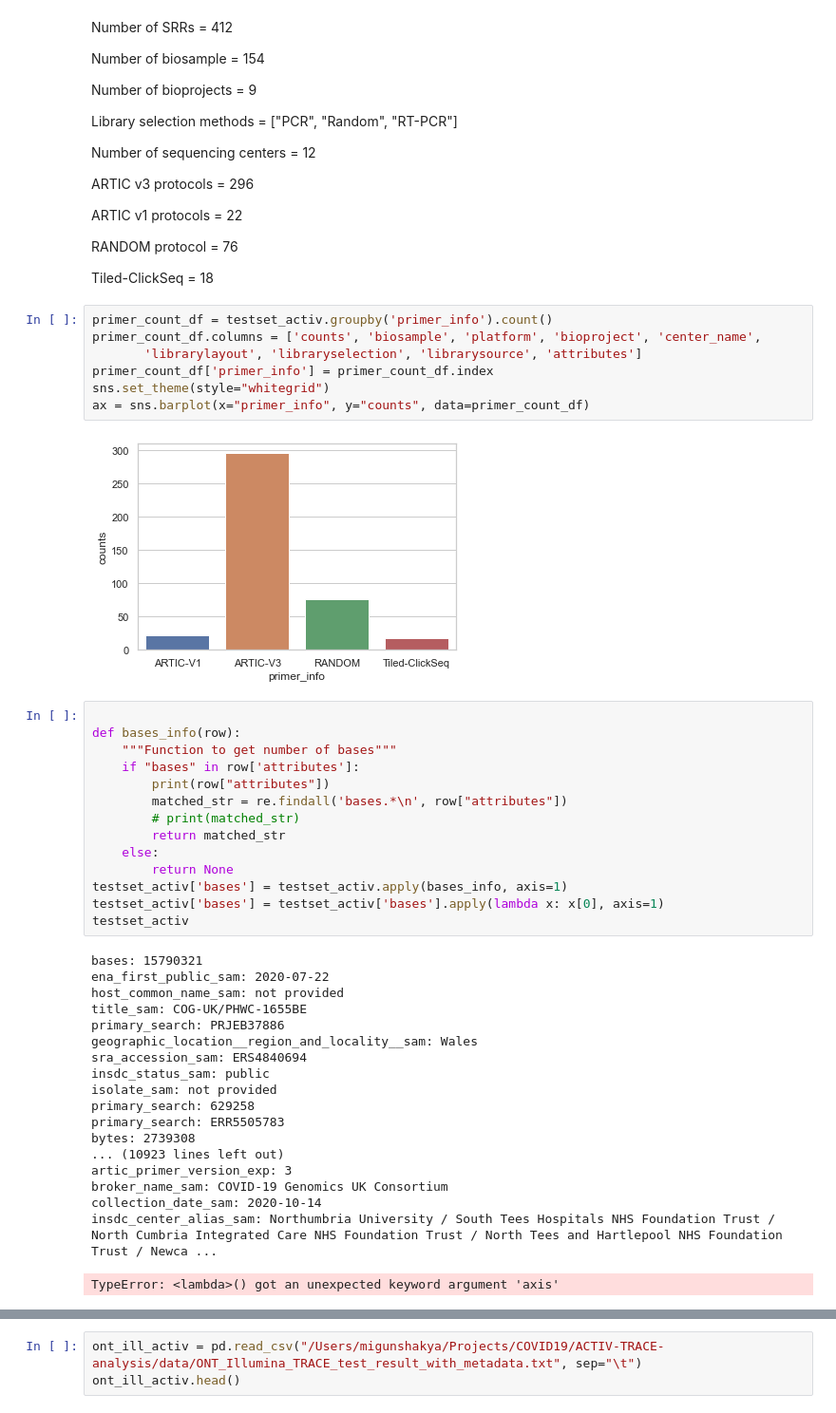
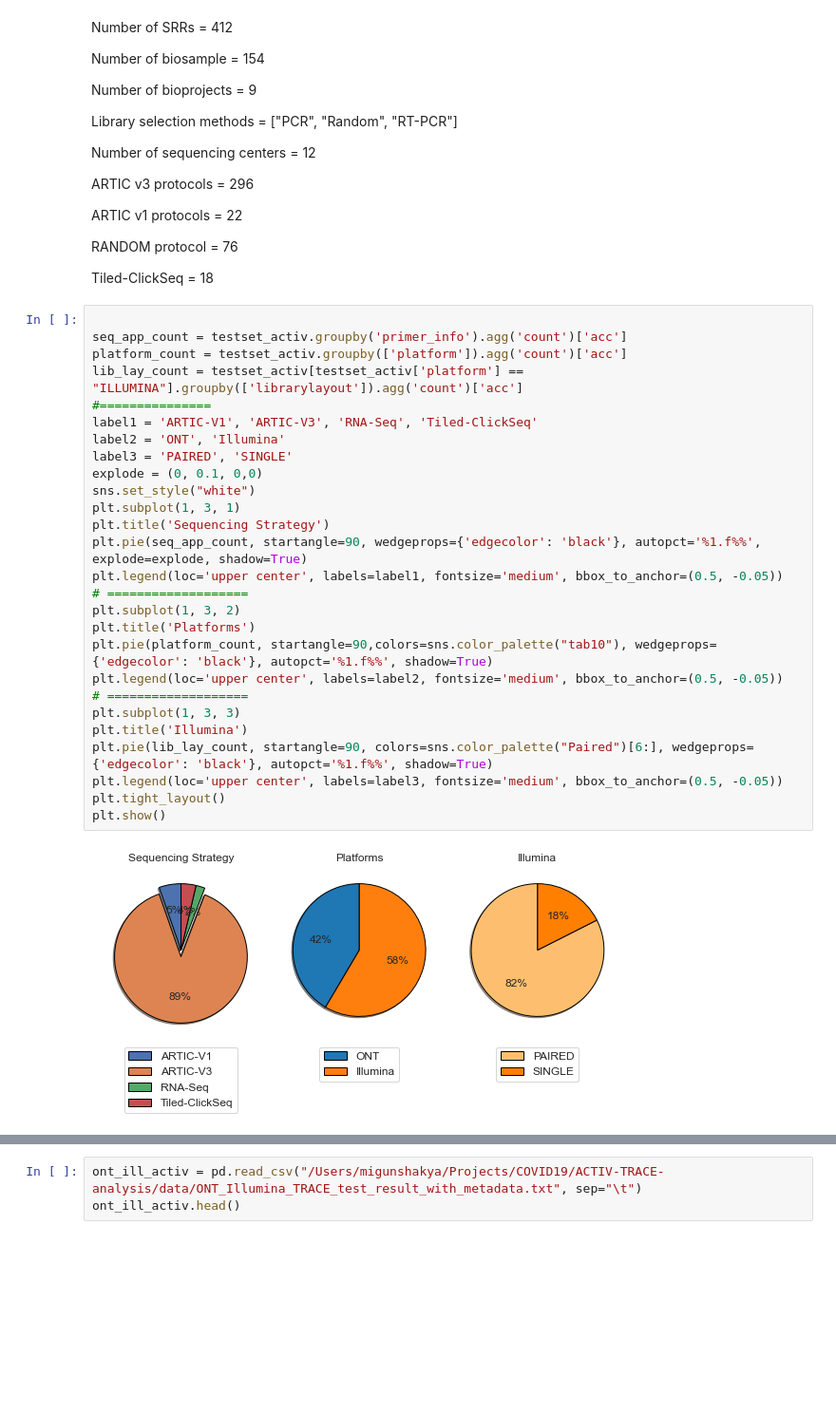
Before and after one commit to elais/ACTIV-TRACE-analysis, a Jupyter notebook: results/contingency_analyses/lanl_sim_anallyses.ipynb, the cells around one changed output, grey strips where cells are left out. Shown at 95% size. Saved outputs shown, nothing was run; the diff lists cells and outputs as text; blank space fills up the shorter version.

```diff
--- a/results/contingency_analyses/lanl_sim_anallyses.ipynb
+++ b/results/contingency_analyses/lanl_sim_anallyses.ipynb
@@ -62,45 +76,32 @@ ARTIC v1 protocols = 22
 RANDOM protocol = 76
 
 Tiled-ClickSeq = 18
-# %%
-primer_count_df = testset_activ.groupby('primer_info').count()
-primer_count_df.columns = ['counts', 'biosample', 'platform', 'bioproject', 'center_name',
-       'librarylayout', 'libraryselection', 'librarysource', 'attributes']
-primer_count_df['primer_info'] = primer_count_df.index
-sns.set_theme(style="whitegrid")
-ax = sns.barplot(x="primer_info", y="counts", data=primer_count_df)
-# %% [output]
-[figure, removed]
-# %%
-
-def bases_info(row):
-    """Function to get number of bases"""
-    if "bases" in row['attributes']:
-        print(row["attributes"])
-        matched_str = re.findall('bases.*\n', row["attributes"])
-        # print(matched_str)
-        return matched_str
-    else:
-        return None
-testset_activ['bases'] = testset_activ.apply(bases_info, axis=1)
-testset_activ['bases'] = testset_activ['bases'].apply(lambda x: x[0], axis=1)
-testset_activ
-# %% [output]
-bases: 15790321
-ena_first_public_sam: 2020-07-22
-host_common_name_sam: not provided
-title_sam: COG-UK/PHWC-1655BE
-primary_search: PRJEB37886
-geographic_location__region_and_locality__sam: Wales
-sra_accession_sam: ERS4840694
-insdc_status_sam: public
-isolate_sam: not provided
-primary_search: 629258
-primary_search: ERR5505783
-bytes: 2739308
-... (10923 lines left out)
-artic_primer_version_exp: 3
-broker_name_sam: COVID-19 Genomics UK Consortium
-collection_date_sam: 2020-10-14
-insdc_center_alias_sam: Northumbria University / South Tees Hospitals NHS Foundation Trust / North Cumbria Integrated Care NHS Foundation Trust / North Tees and Hartlepool NHS Foundation Trust / Newca ...
-TypeError: <lambda>() got an unexpected keyword argument 'axis'
+# %%
+
+seq_app_count = testset_activ.groupby('primer_info').agg('count')['acc']
+platform_count = testset_activ.groupby(['platform']).agg('count')['acc']
+lib_lay_count = testset_activ[testset_activ['platform'] == "ILLUMINA"].groupby(['librarylayout']).agg('count')['acc']
+#===============
+label1 = 'ARTIC-V1', 'ARTIC-V3', 'RNA-Seq', 'Tiled-ClickSeq'
+label2 = 'ONT', 'Illumina'
+label3 = 'PAIRED', 'SINGLE'
+explode = (0, 0.1, 0,0)
+sns.set_style("white")
+plt.subplot(1, 3, 1)
+plt.title('Sequencing Strategy')
+plt.pie(seq_app_count, startangle=90, wedgeprops={'edgecolor': 'black'}, autopct='%1.f%%', explode=explode, shadow=True)
+plt.legend(loc='upper center', labels=label1, fontsize='medium', bbox_to_anchor=(0.5, -0.05))
+# ===================
+plt.subplot(1, 3, 2)
+plt.title('Platforms')
+plt.pie(platform_count, startangle=90,colors=sns.color_palette("tab10"), wedgeprops={'edgecolor': 'black'}, autopct='%1.f%%', shadow=True)
+plt.legend(loc='upper center', labels=label2, fontsize='medium', bbox_to_anchor=(0.5, -0.05))
+# ===================
+plt.subplot(1, 3, 3)
+plt.title('Illumina')
+plt.pie(lib_lay_count, startangle=90, colors=sns.color_palette("Paired")[6:], wedgeprops={'edgecolor': 'black'}, autopct='%1.f%%', shadow=True)
+plt.legend(loc='upper center', labels=label3, fontsize='medium', bbox_to_anchor=(0.5, -0.05))
+plt.tight_layout()
+plt.show()
+# %% [output]
+[figure, added]
```
Also changed, not shown: parts of 17 cells of this notebook.
